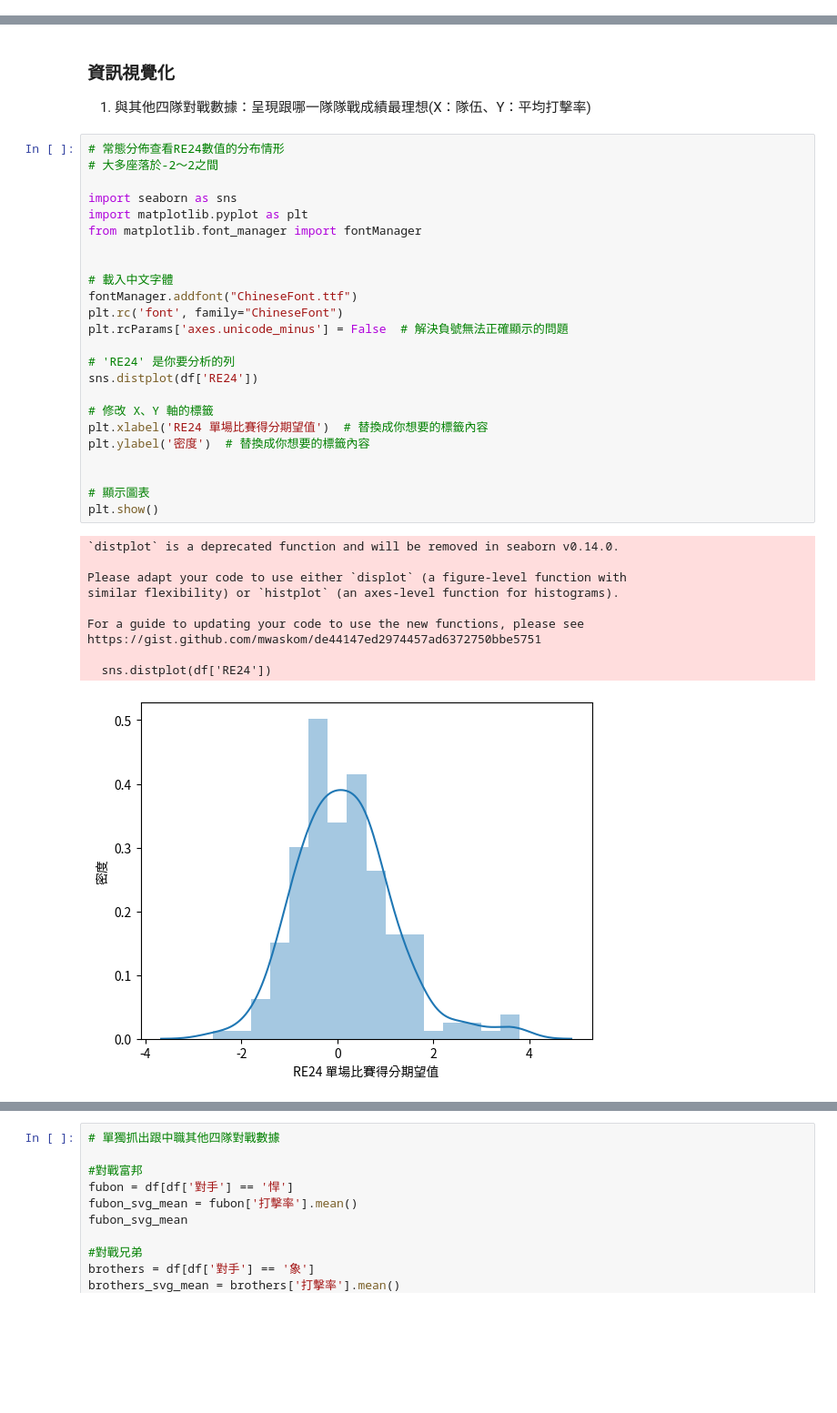
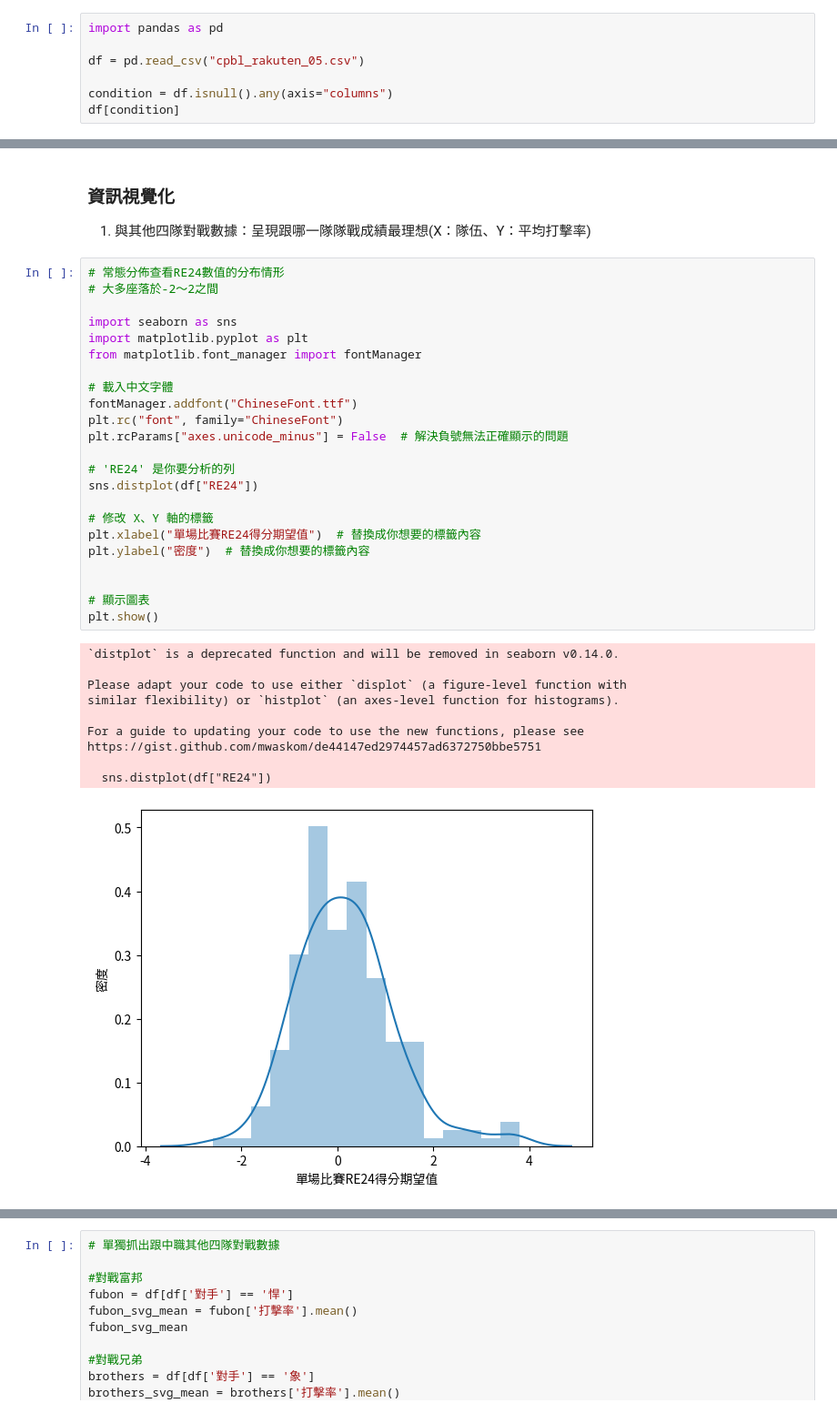
Before and after one commit to Rachelyah/CPBL_Baseball_ML_project, a Jupyter notebook: (3)機器學習&資料清洗&視覺化 copy.ipynb, the cells around one changed output, grey strips where cells are left out. Shown at 91% size. Drawn from its saved outputs; the diff is of its cells as text; blank space fills up the shorter version.

```diff
--- a/(3)機器學習&資料清洗&視覺化 copy.ipynb
+++ b/(3)機器學習&資料清洗&視覺化 copy.ipynb
@@ -89,3 +89,10 @@ condition = df.isnull().any(axis='columns') #any-->任何有空值的資料 ／
 df[condition]
 # %% [output]
 |  | 日期 | 場次 | 對手 | 打席 | 打數 | 得分 | 安打 | 全壘打 | 打點 | 四壞 | 故四 | ... |
+# %%
+import pandas as pd
+
+df = pd.read_csv("cpbl_rakuten_05.csv")
+
+condition = df.isnull().any(axis="columns")
+df[condition]
@@ -96,38 +105,37 @@ df[condition]
 # %%
 # 常態分佈查看RE24數值的分布情形
 # 大多座落於-2～2之間
 
 import seaborn as sns
 import matplotlib.pyplot as plt
 from matplotlib.font_manager import fontManager
 
-
 # 載入中文字體
 fontManager.addfont("ChineseFont.ttf")
-plt.rc('font', family="ChineseFont")
-plt.rcParams['axes.unicode_minus'] = False  # 解決負號無法正確顯示的問題
+plt.rc("font", family="ChineseFont")
+plt.rcParams["axes.unicode_minus"] = False  # 解決負號無法正確顯示的問題
 
 # 'RE24' 是你要分析的列
-sns.distplot(df['RE24'])
+sns.distplot(df["RE24"])
 
 # 修改 X、Y 軸的標籤
-plt.xlabel('RE24 單場比賽得分期望值')  # 替換成你想要的標籤內容
-plt.ylabel('密度')  # 替換成你想要的標籤內容
+plt.xlabel("單場比賽RE24得分期望值")  # 替換成你想要的標籤內容
+plt.ylabel("密度")  # 替換成你想要的標籤內容
 
 
 # 顯示圖表
 plt.show()
 # %% [output]
 `distplot` is a deprecated function and will be removed in seaborn v0.14.0.
 
 Please adapt your code to use either `displot` (a figure-level function with
 similar flexibility) or `histplot` (an axes-level function for histograms).
 
 For a guide to updating your code to use the new functions, please see
 https://gist.github.com/mwaskom/de44147ed2974457ad6372750bbe5751
 
-  sns.distplot(df['RE24'])
+  sns.distplot(df["RE24"])
-[figure, old version]
+[figure, new version]
 # %%
 # 找出RE24 < 0 的比賽場次，共有89場
 # 可以解讀為在這89場比賽，他的攻擊表現並未幫助球隊拿下勝利
```
Also changed, not shown: parts of 8 cells of this notebook, 18 other files.
